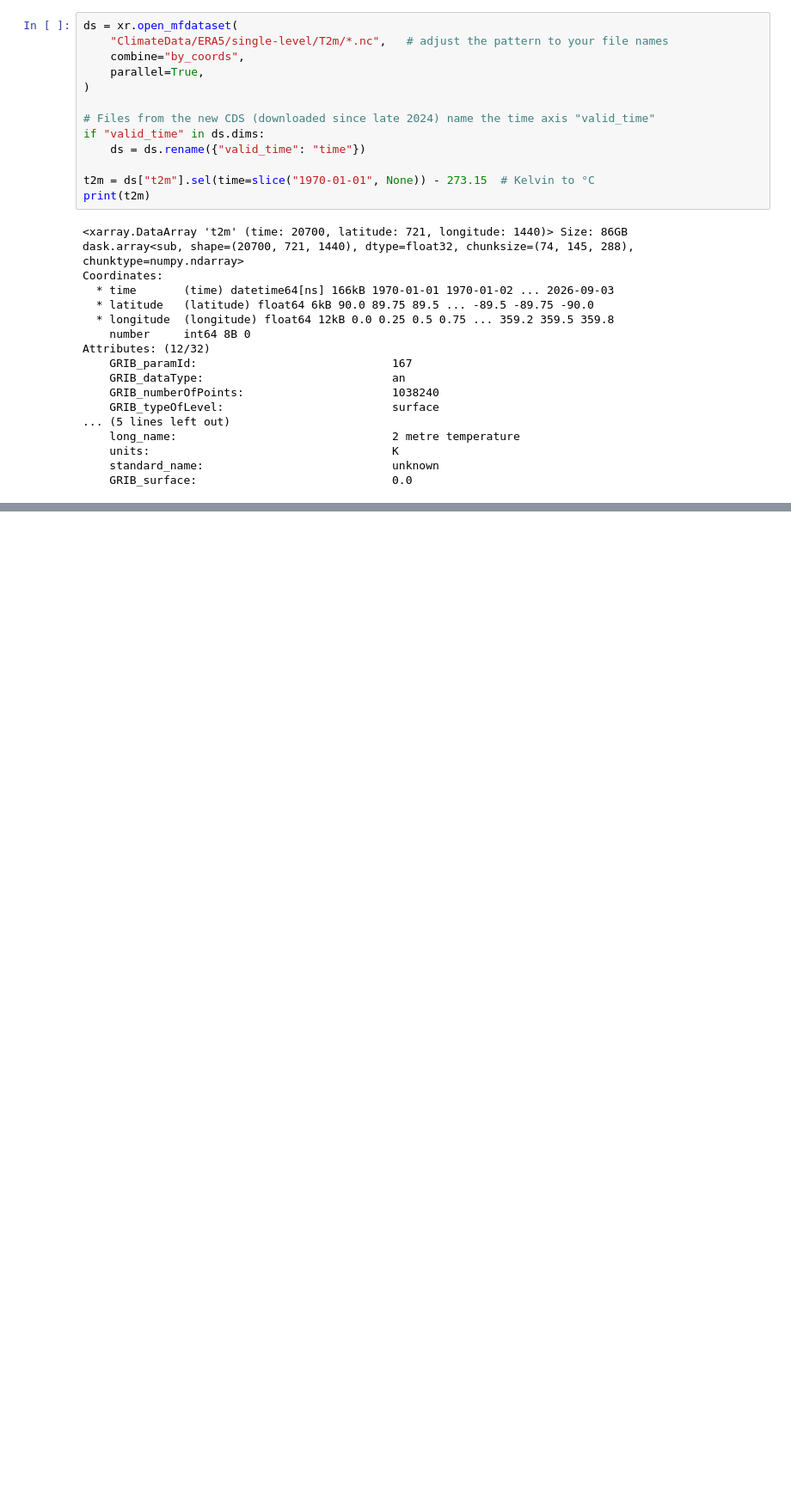
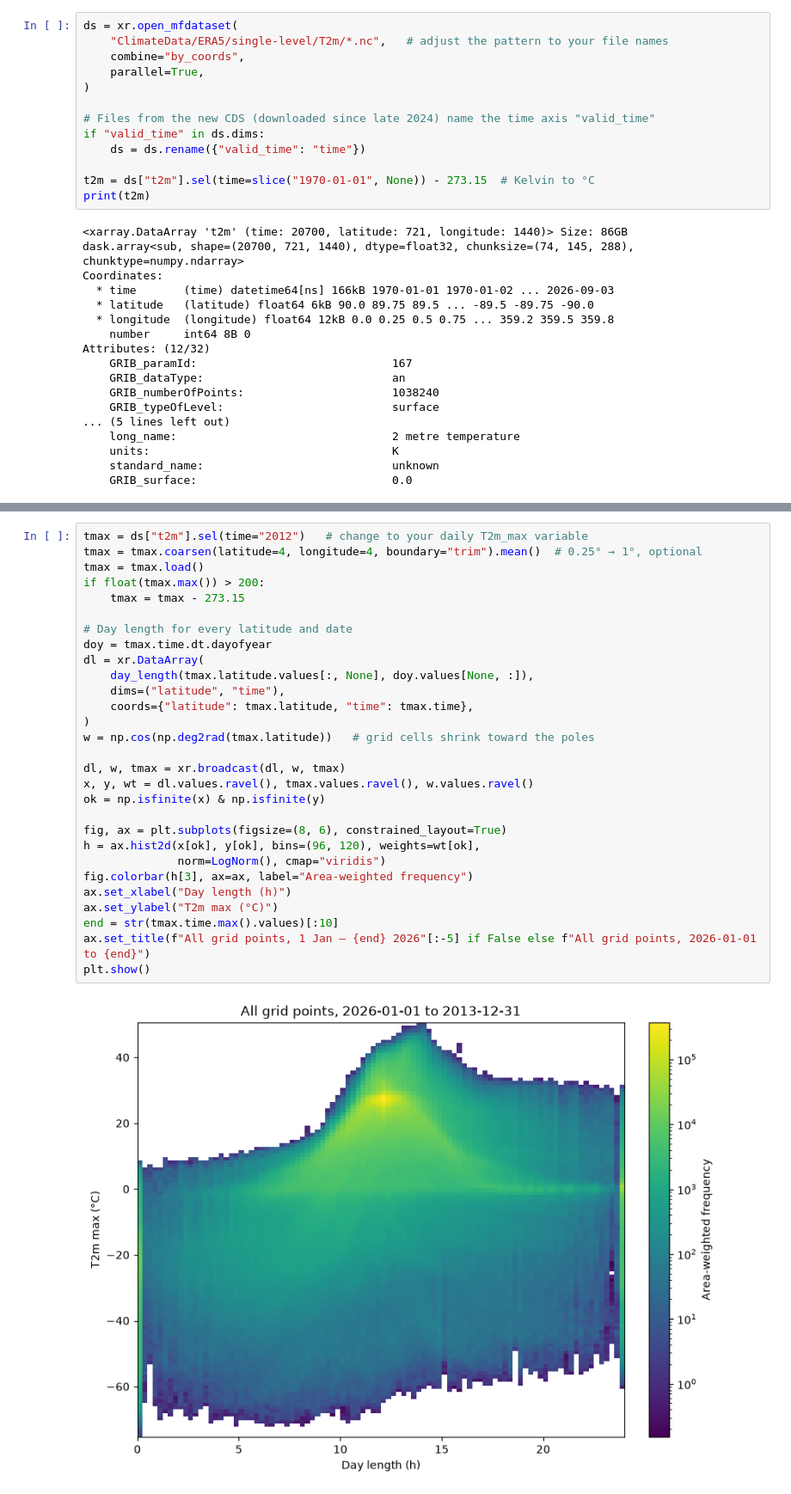
Before and after one commit to rabons/Benasque_heat_daylength, a Jupyter notebook: main.ipynb, the cells around one changed output, grey strips where cells are left out. Shown at 86% size. Saved outputs shown, nothing was run; the diff lists cells and outputs as text; blank space fills up the shorter version.

```diff
--- a/main.ipynb
+++ b/main.ipynb
@@ -33,0 +79,31 @@ Attributes: (12/32)
+# %%
+tmax = ds["t2m"].sel(time="2012")   # change to your daily T2m_max variable
+tmax = tmax.coarsen(latitude=4, longitude=4, boundary="trim").mean()  # 0.25° → 1°, optional
+tmax = tmax.load()
+if float(tmax.max()) > 200:
+    tmax = tmax - 273.15
+
+# Day length for every latitude and date
+doy = tmax.time.dt.dayofyear
+dl = xr.DataArray(
+    day_length(tmax.latitude.values[:, None], doy.values[None, :]),
+    dims=("latitude", "time"),
+    coords={"latitude": tmax.latitude, "time": tmax.time},
+)
+w = np.cos(np.deg2rad(tmax.latitude))   # grid cells shrink toward the poles
+
+dl, w, tmax = xr.broadcast(dl, w, tmax)
+x, y, wt = dl.values.ravel(), tmax.values.ravel(), w.values.ravel()
+ok = np.isfinite(x) & np.isfinite(y)
+
+fig, ax = plt.subplots(figsize=(8, 6), constrained_layout=True)
+h = ax.hist2d(x[ok], y[ok], bins=(96, 120), weights=wt[ok],
+              norm=LogNorm(), cmap="viridis")
+fig.colorbar(h[3], ax=ax, label="Area-weighted frequency")
+ax.set_xlabel("Day length (h)")
+ax.set_ylabel("T2m max (°C)")
+end = str(tmax.time.max().values)[:10]
+ax.set_title(f"All grid points, 1 Jan – {end} 2026"[:-5] if False else f"All grid points, 2026-01-01 to {end}")
+plt.show()
+# %% [output]
+[figure, added]
```
Also changed, not shown: parts of 3 cells of this notebook, 3 other files.
